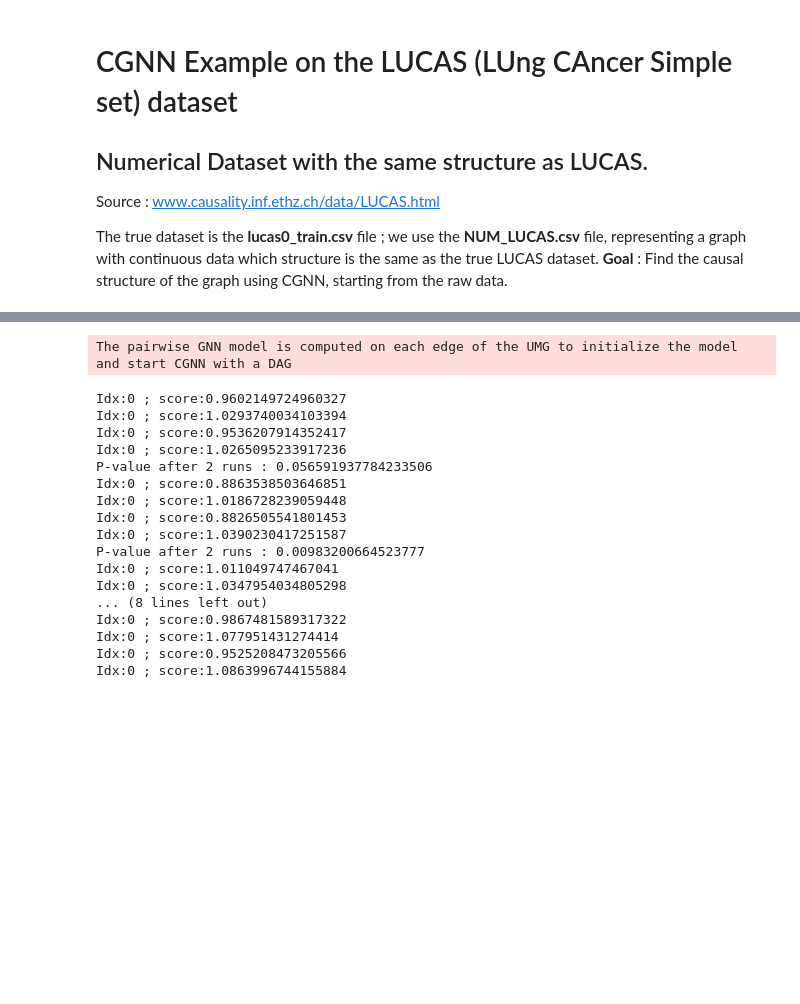
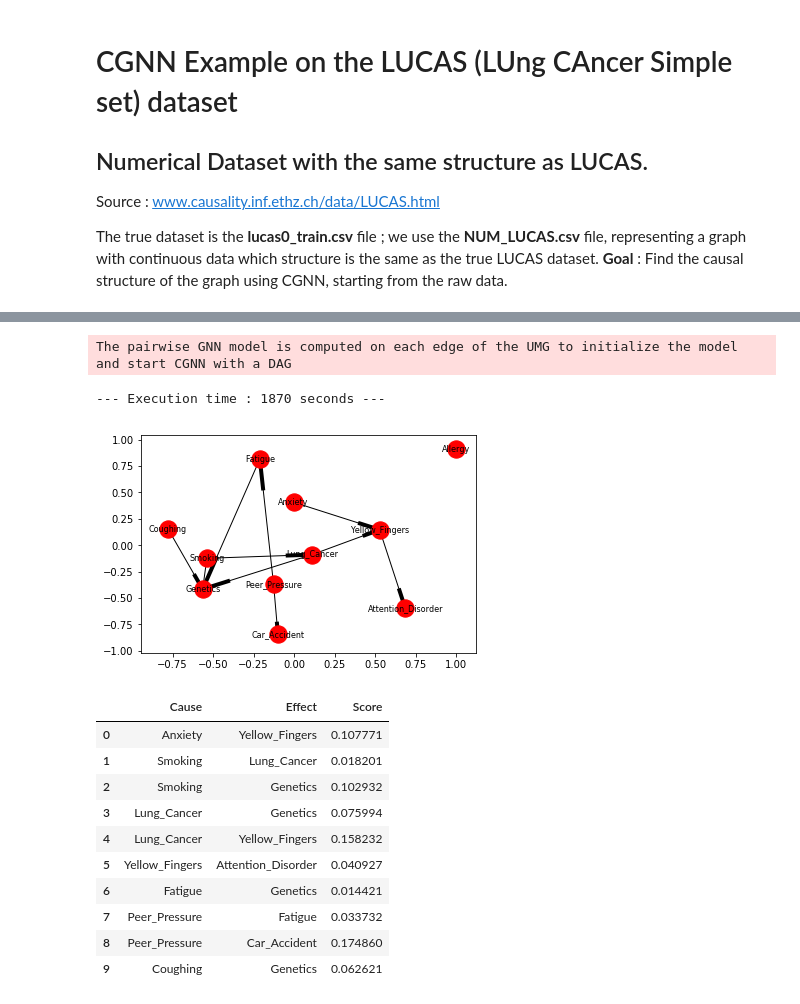
Before and after one commit to FenTechSolutions/CausalDiscoveryToolbox, a Jupyter notebook: examples/Discovery_LUCAS.ipynb, the cells around one changed output, grey strips where cells are left out. Cells and saved outputs as stored; diff of their text form; code cells hidden in the pictures; blank space fills up the shorter version.

```diff
--- a/examples/Discovery_LUCAS.ipynb
+++ b/examples/Discovery_LUCAS.ipynb
@@ -55,31 +65,28 @@ pd.DataFrame(list(ugraph.edges(data='weight')))
 # %%
 # Orient the edges of the graph
 from cdt.causality.graph import CGNN
 Cgnn = CGNN()
 start_time = time.time()
-dgraph = Cgnn.predict(data, graph=ugraph, nb_runs=1, nb_max_runs=1, train_epochs=2, test_epochs=2)
+dgraph = Cgnn.predict(data, graph=ugraph, nb_runs=12, nb_max_runs=20, train_epochs=1500, test_epochs=1000)
 print("--- Execution time : %4.4s seconds ---" % (time.time() - start_time))
 
 # Plot the output graph
 nx.draw_networkx(dgraph, font_size=8) # The plot function allows for quick visualization of the graph.
+plt.show()
 # Print output results :
 pd.DataFrame(list(dgraph.edges(data='weight')), columns=['Cause', 'Effect', 'Score'])
 # %% [output]
 The pairwise GNN model is computed on each edge of the UMG to initialize the model and start CGNN with a DAG
-Idx:0 ; score:0.9602149724960327
-Idx:0 ; score:1.0293740034103394
-Idx:0 ; score:0.9536207914352417
-Idx:0 ; score:1.0265095233917236
-P-value after 2 runs : 0.056591937784233506
-Idx:0 ; score:0.8863538503646851
-Idx:0 ; score:1.0186728239059448
-Idx:0 ; score:0.8826505541801453
-Idx:0 ; score:1.0390230417251587
-P-value after 2 runs : 0.00983200664523777
-Idx:0 ; score:1.011049747467041
-Idx:0 ; score:1.0347954034805298
-... (8 lines left out)
-Idx:0 ; score:0.9867481589317322
-Idx:0 ; score:1.077951431274414
-Idx:0 ; score:0.9525208473205566
-Idx:0 ; score:1.0863996744155884
+--- Execution time : 1870 seconds ---
+[figure, added]
+|  | Cause | Effect | Score |
+| 0 | Anxiety | Yellow_Fingers | 0.107771 |
+| 1 | Smoking | Lung_Cancer | 0.018201 |
+| 2 | Smoking | Genetics | 0.102932 |
+| 3 | Lung_Cancer | Genetics | 0.075994 |
+| 4 | Lung_Cancer | Yellow_Fingers | 0.158232 |
+| 5 | Yellow_Fingers | Attention_Disorder | 0.040927 |
+| 6 | Fatigue | Genetics | 0.014421 |
+| 7 | Peer_Pressure | Fatigue | 0.033732 |
+| 8 | Peer_Pressure | Car_Accident | 0.174860 |
+| 9 | Coughing | Genetics | 0.062621 |
```
Also changed, not shown: parts of 3 cells of this notebook, 1 other file.
